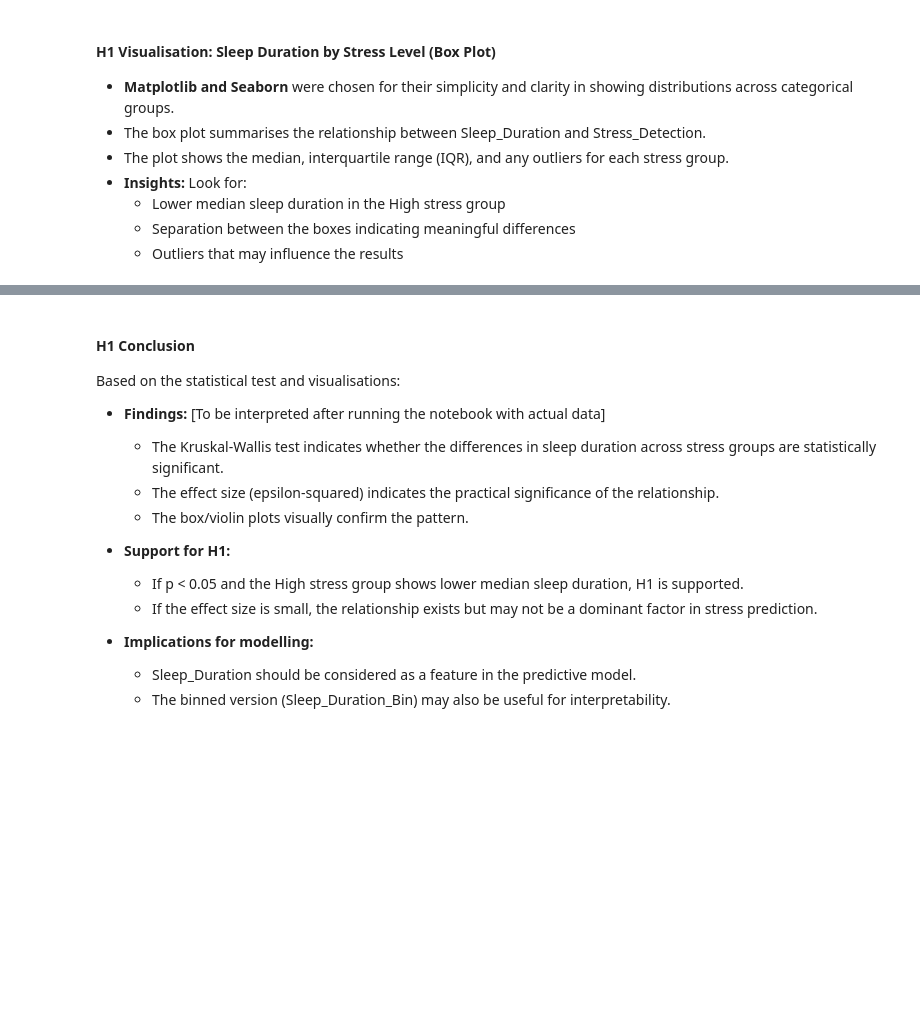
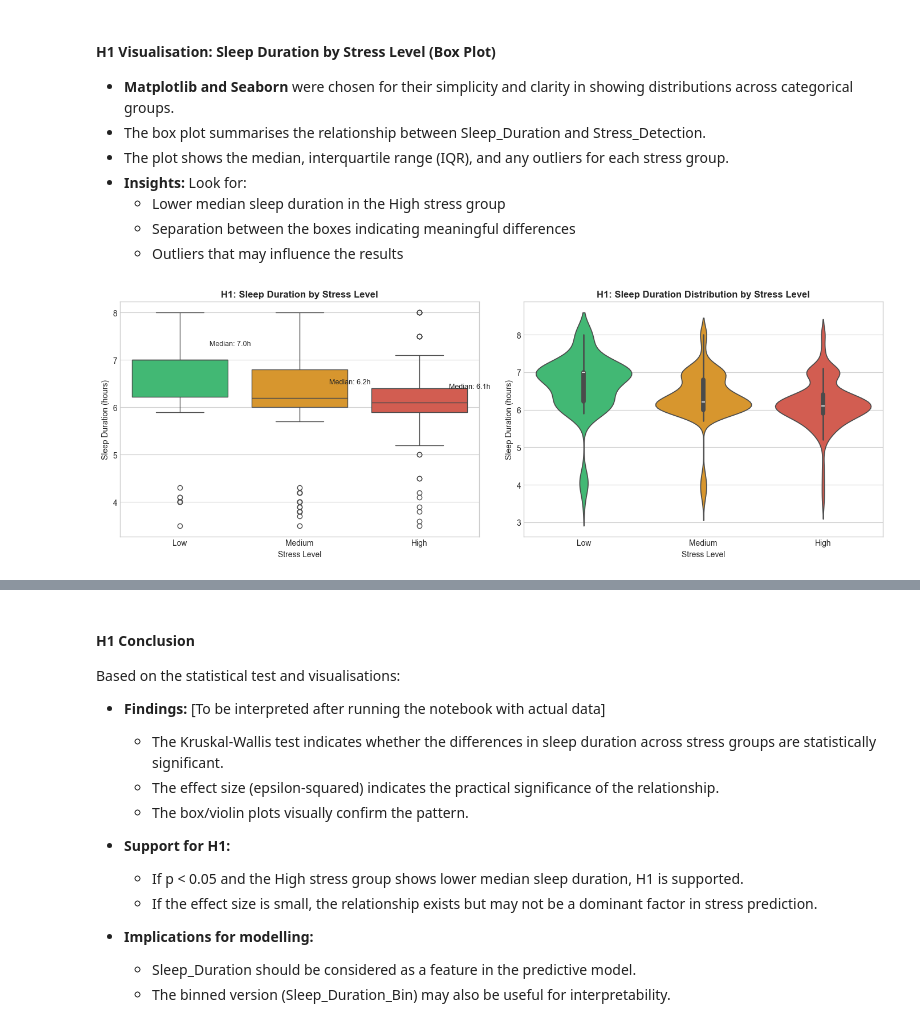
Before and after one commit to giaaxa/stress-level-prediction, a Jupyter notebook: jupyter_notebooks/02_EDA.ipynb, the cells around one changed output, grey strips where cells are left out. Saved outputs shown, nothing was run; the diff lists cells and outputs as text; code cells hidden in the pictures; blank space fills up the shorter version.

Commit message:
fix errors in H1 visualisations

```diff
--- a/jupyter_notebooks/02_EDA.ipynb
+++ b/jupyter_notebooks/02_EDA.ipynb
@@ -246,41 +294,49 @@ sns.boxplot(
     data=df,
     x='Stress_Detection',
     y='Sleep_Duration',
+    hue='Stress_Detection',
     order=stress_order,
+    hue_order=stress_order,
     palette=colors,
+    legend=False,
     ax=ax1
 )
 ax1.set_title('H1: Sleep Duration by Stress Level', fontsize=12, fontweight='bold')
 ax1.set_xlabel('Stress Level', fontsize=10)
 ax1.set_ylabel('Sleep Duration (hours)', fontsize=10)
 
 # Add median annotations
 for i, stress_level in enumerate(stress_order):
     median_val = df[df['Stress_Detection'] == stress_level]['Sleep_Duration'].median()
     ax1.annotate(
         f'Median: {median_val:.1f}h',
         xy=(i, median_val),
         xytext=(i + 0.25, median_val + 0.3),
         fontsize=9,
         ha='left'
     )
 
 # Violin Plot (alternative view)
 ax2 = axes[1]
 sns.violinplot(
     data=df,
     x='Stress_Detection',
     y='Sleep_Duration',
+    hue='Stress_Detection',
     order=stress_order,
+    hue_order=stress_order,
     palette=colors,
+    legend=False,
     ax=ax2
 )
 ax2.set_title('H1: Sleep Duration Distribution by Stress Level', fontsize=12, fontweight='bold')
 ax2.set_xlabel('Stress Level', fontsize=10)
 ax2.set_ylabel('Sleep Duration (hours)', fontsize=10)
 
 plt.tight_layout()
 plt.show()
+# %% [output]
+[figure, added]
 # %%
 # H1: Summary Statistics by Stress Group
 
```
Also changed, not shown: parts of 21 cells of this notebook, 1 other file.
